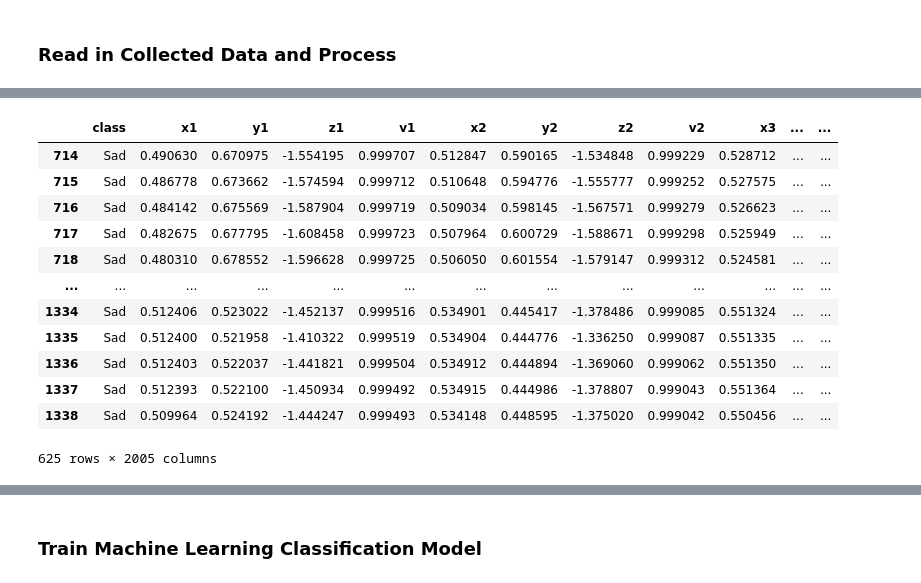
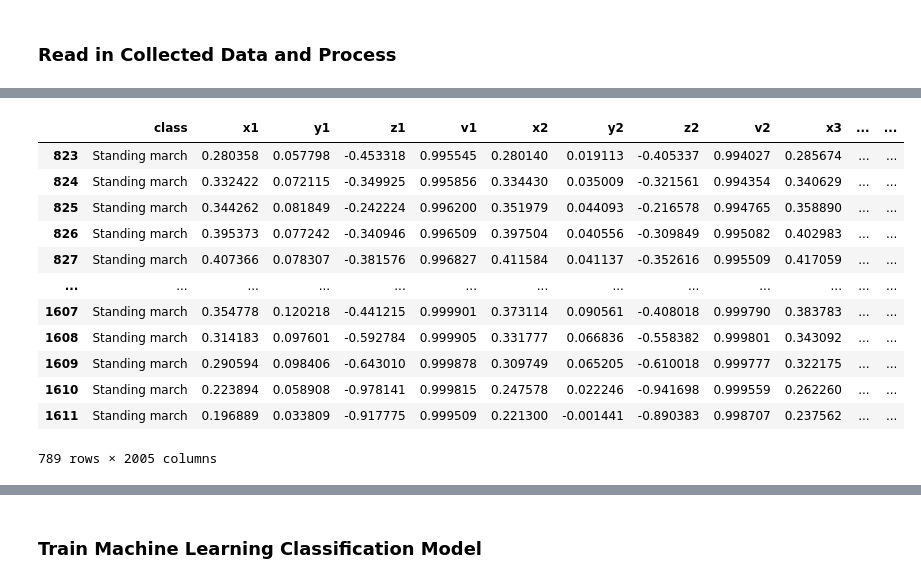
Before and after one commit to DiluniAmarasekara/Befast_Stroke_Detection_App, a Jupyter notebook: models/Full body gesture and posture.ipynb, the cells around one changed output, grey strips where cells are left out. Cells and saved outputs as stored; diff of their text form; code cells hidden in the pictures.

```diff
--- a/models/Full body gesture and posture.ipynb
+++ b/models/Full body gesture and posture.ipynb
@@ -299,20 +302,20 @@ df.tail()
 5 rows × 2005 columns
 # %%
-df[df['class']=='Sad']
+df[df['class']=='Standing march']
 # %% [output]
 |  | class | x1 | y1 | z1 | v1 | x2 | y2 | z2 | v2 | x3 | ... | ... |
-| 714 | Sad | 0.490630 | 0.670975 | -1.554195 | 0.999707 | 0.512847 | 0.590165 | -1.534848 | 0.999229 | 0.528712 | ... | ... |
-| 715 | Sad | 0.486778 | 0.673662 | -1.574594 | 0.999712 | 0.510648 | 0.594776 | -1.555777 | 0.999252 | 0.527575 | ... | ... |
-| 716 | Sad | 0.484142 | 0.675569 | -1.587904 | 0.999719 | 0.509034 | 0.598145 | -1.567571 | 0.999279 | 0.526623 | ... | ... |
-| 717 | Sad | 0.482675 | 0.677795 | -1.608458 | 0.999723 | 0.507964 | 0.600729 | -1.588671 | 0.999298 | 0.525949 | ... | ... |
-| 718 | Sad | 0.480310 | 0.678552 | -1.596628 | 0.999725 | 0.506050 | 0.601554 | -1.579147 | 0.999312 | 0.524581 | ... | ... |
+| 823 | Standing march | 0.280358 | 0.057798 | -0.453318 | 0.995545 | 0.280140 | 0.019113 | -0.405337 | 0.994027 | 0.285674 | ... | ... |
+| 824 | Standing march | 0.332422 | 0.072115 | -0.349925 | 0.995856 | 0.334430 | 0.035009 | -0.321561 | 0.994354 | 0.340629 | ... | ... |
+| 825 | Standing march | 0.344262 | 0.081849 | -0.242224 | 0.996200 | 0.351979 | 0.044093 | -0.216578 | 0.994765 | 0.358890 | ... | ... |
+| 826 | Standing march | 0.395373 | 0.077242 | -0.340946 | 0.996509 | 0.397504 | 0.040556 | -0.309849 | 0.995082 | 0.402983 | ... | ... |
+| 827 | Standing march | 0.407366 | 0.078307 | -0.381576 | 0.996827 | 0.411584 | 0.041137 | -0.352616 | 0.995509 | 0.417059 | ... | ... |
 | ... | ... | ... | ... | ... | ... | ... | ... | ... | ... | ... | ... | ... |
-| 1334 | Sad | 0.512406 | 0.523022 | -1.452137 | 0.999516 | 0.534901 | 0.445417 | -1.378486 | 0.999085 | 0.551324 | ... | ... |
-| 1335 | Sad | 0.512400 | 0.521958 | -1.410322 | 0.999519 | 0.534904 | 0.444776 | -1.336250 | 0.999087 | 0.551335 | ... | ... |
-| 1336 | Sad | 0.512403 | 0.522037 | -1.441821 | 0.999504 | 0.534912 | 0.444894 | -1.369060 | 0.999062 | 0.551350 | ... | ... |
-| 1337 | Sad | 0.512393 | 0.522100 | -1.450934 | 0.999492 | 0.534915 | 0.444986 | -1.378807 | 0.999043 | 0.551364 | ... | ... |
-| 1338 | Sad | 0.509964 | 0.524192 | -1.444247 | 0.999493 | 0.534148 | 0.448595 | -1.375020 | 0.999042 | 0.550456 | ... | ... |
+| 1607 | Standing march | 0.354778 | 0.120218 | -0.441215 | 0.999901 | 0.373114 | 0.090561 | -0.408018 | 0.999790 | 0.383783 | ... | ... |
+| 1608 | Standing march | 0.314183 | 0.097601 | -0.592784 | 0.999905 | 0.331777 | 0.066836 | -0.558382 | 0.999801 | 0.343092 | ... | ... |
+| 1609 | Standing march | 0.290594 | 0.098406 | -0.643010 | 0.999878 | 0.309749 | 0.065205 | -0.610018 | 0.999777 | 0.322175 | ... | ... |
+| 1610 | Standing march | 0.223894 | 0.058908 | -0.978141 | 0.999815 | 0.247578 | 0.022246 | -0.941698 | 0.999559 | 0.262260 | ... | ... |
+| 1611 | Standing march | 0.196889 | 0.033809 | -0.917775 | 0.999509 | 0.221300 | -0.001441 | -0.890383 | 0.998707 | 0.237562 | ... | ... |
-625 rows × 2005 columns
+789 rows × 2005 columns
 # %%
 X = df.drop('class', axis=1) # features
 y = df['class'] # target value
```
Also changed, not shown: parts of 14 cells of this notebook, 5 other files.
